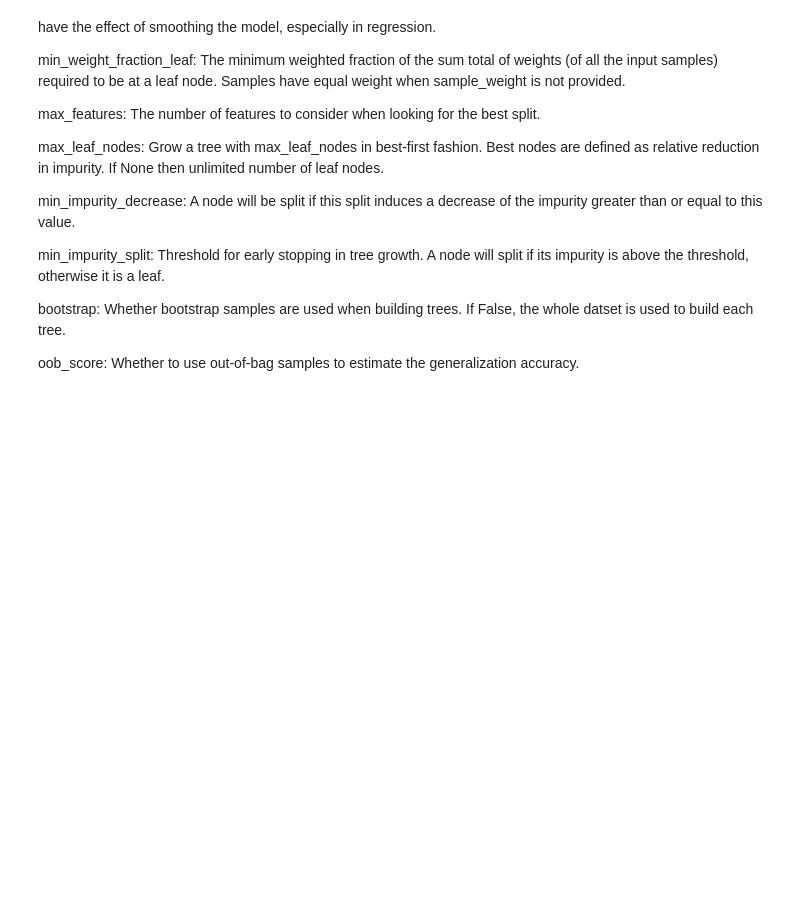
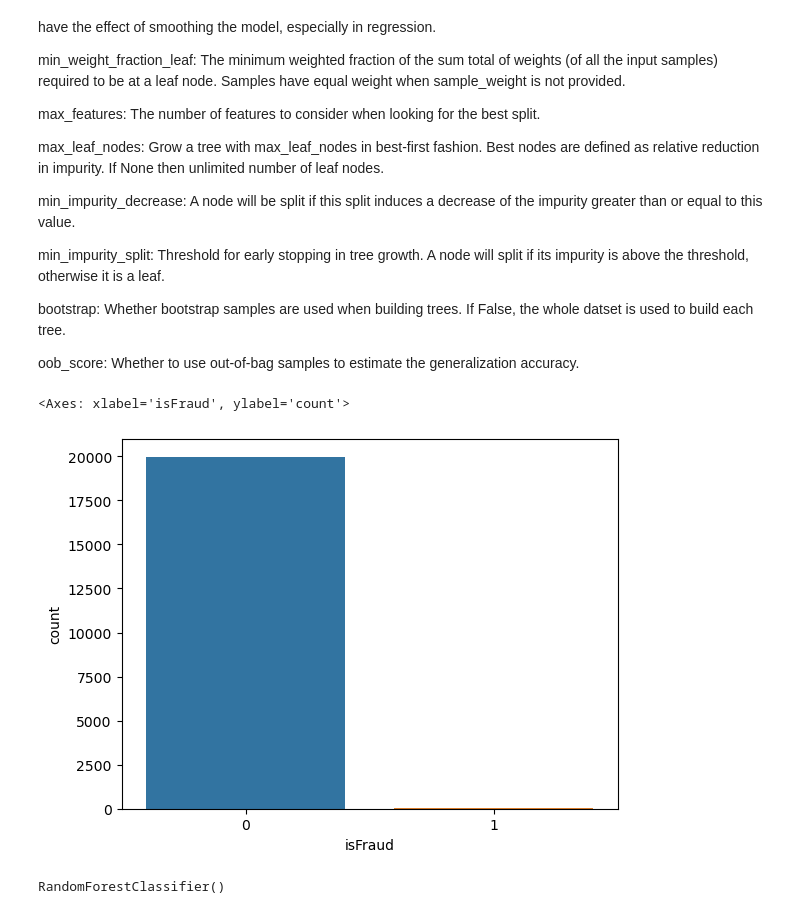
Before and after one commit to nasehacho/financial-fraud-detection, a Jupyter notebook: notebooks/03-Fraud-Data-Modeling.ipynb, the cells around one changed output. Saved outputs shown, nothing was run; the diff lists cells and outputs as text; code cells hidden in the pictures; blank space fills up the shorter version.

```diff
--- a/notebooks/03-Fraud-Data-Modeling.ipynb
+++ b/notebooks/03-Fraud-Data-Modeling.ipynb
@@ -51,0 +54,5 @@ fraud_df = pd.read_csv('../data/fraud_cleaned.csv')
+# %%
+sns.countplot(x='isFraud', data=fraud_df)
+# %% [output]
+<Axes: xlabel='isFraud', ylabel='count'>
+[figure, added]
@@ -52,10 +94,12 @@ fraud_df = pd.read_csv('../data/fraud_cleaned.csv')
 # %%
 # create a 'RandomForestClassifier'
 
-rf_clf = _ _ _(n_estimators=100)
+rf_clf = RandomForestClassifier(n_estimators=100)
 
 # fit the randomforest object using the X_train & y_train data
-rf_clf.fit(_ _ _, _ _ _)
+rf_clf.fit(X_train, y_train)
+# %% [output]
+RandomForestClassifier()
 # %%
 # generate a report on the random forest model
 
```
Also changed, not shown: parts of 11 cells of this notebook, 3 other files.
